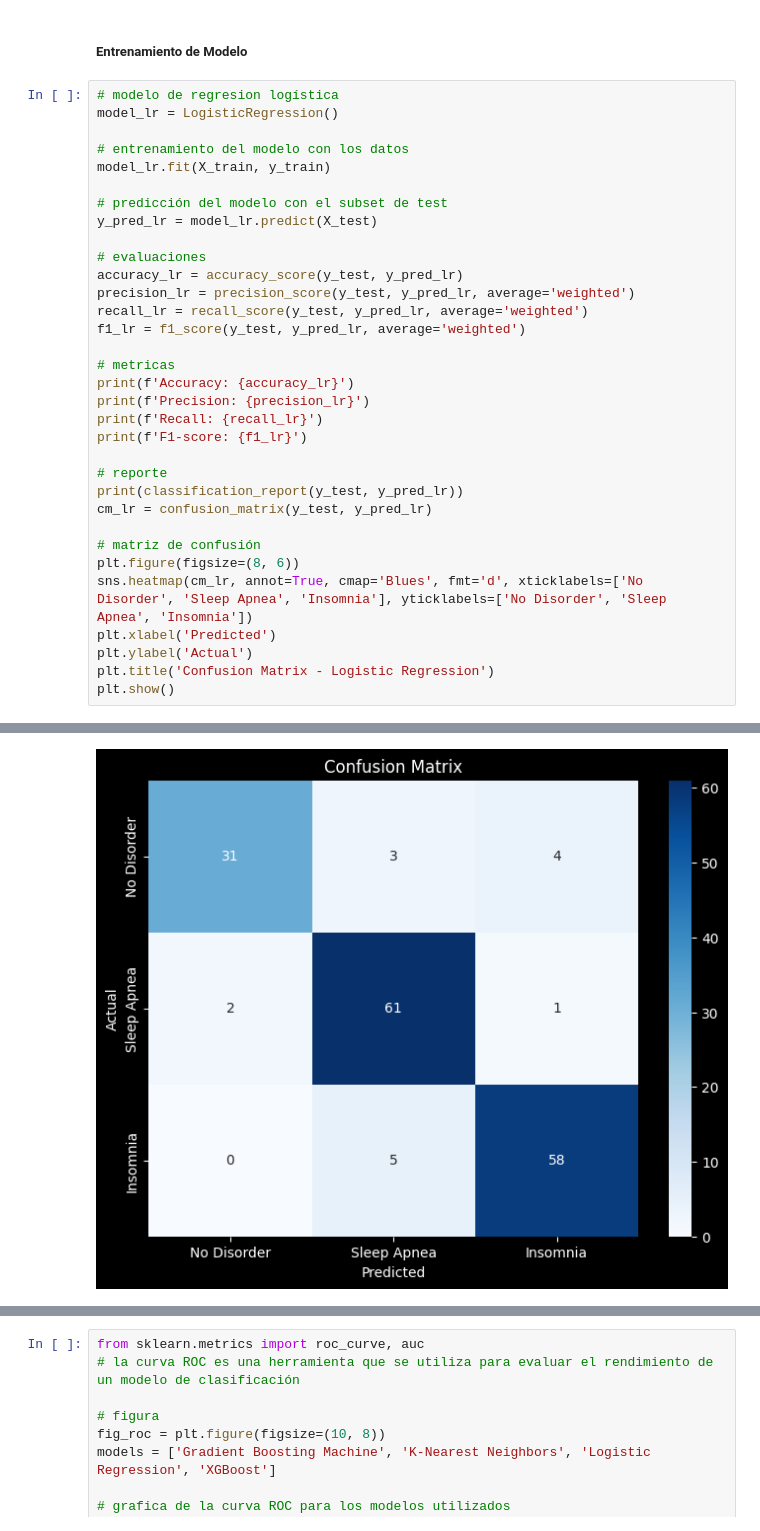
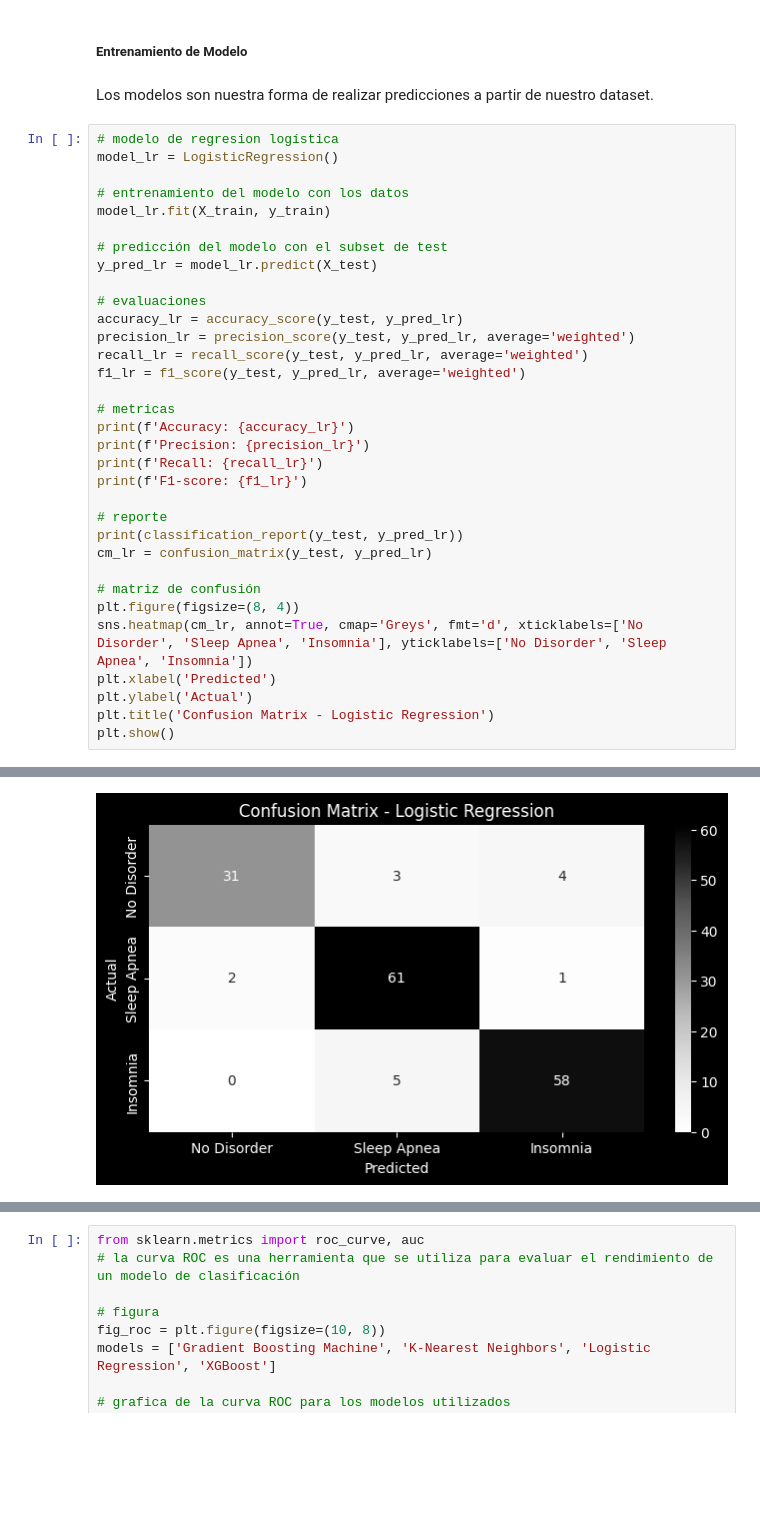
Before and after one commit to zamef/TSBM.TranstornoS, a Jupyter notebook: SleepDisorder.ipynb, the cells around one changed output, grey strips where cells are left out. Drawn from its saved outputs; the diff is of its cells as text; blank space fills up the shorter version.

```diff
--- a/SleepDisorder.ipynb
+++ b/SleepDisorder.ipynb
@@ -242,6 +248,8 @@ X_smote.shape
 X_train, X_test, y_train, y_test = train_test_split(X_smote, y_smote, test_size=0.25, random_state=42)  # 75 / 25
 # %% [markdown]
 ##### **Entrenamiento de Modelo**
+# %% [markdown]
+Los modelos son nuestra forma de realizar predicciones a partir de nuestro dataset.
 # %%
 # modelo de regresion logística
 model_lr = LogisticRegression()
@@ -260,33 +268,33 @@ f1_lr = f1_score(y_test, y_pred_lr, average='weighted')
 
 # metricas
 print(f'Accuracy: {accuracy_lr}')
 print(f'Precision: {precision_lr}')
 print(f'Recall: {recall_lr}')
 print(f'F1-score: {f1_lr}')
 
 # reporte
 print(classification_report(y_test, y_pred_lr))
 cm_lr = confusion_matrix(y_test, y_pred_lr)
 
 # matriz de confusión
-plt.figure(figsize=(8, 6))
-sns.heatmap(cm_lr, annot=True, cmap='Blues', fmt='d', xticklabels=['No Disorder', 'Sleep Apnea', 'Insomnia'], yticklabels=['No Disorder', 'Sleep Apnea', 'Insomnia'])
+plt.figure(figsize=(8, 4))
+sns.heatmap(cm_lr, annot=True, cmap='Greys', fmt='d', xticklabels=['No Disorder', 'Sleep Apnea', 'Insomnia'], yticklabels=['No Disorder', 'Sleep Apnea', 'Insomnia'])
 plt.xlabel('Predicted')
 plt.ylabel('Actual')
 plt.title('Confusion Matrix - Logistic Regression')
 plt.show()
 # %% [output]
 Accuracy: 0.9090909090909091
 Precision: 0.910767756617559
 Recall: 0.9090909090909091
 F1-score: 0.9084234273263183
               precision    recall  f1-score   support
 
            0       0.94      0.82      0.87        38
            1       0.88      0.95      0.92        64
            2       0.92      0.92      0.92        63
 
     accuracy                           0.91       165
    macro avg       0.91      0.90      0.90       165
 weighted avg       0.91      0.91      0.91       165
-[figure, old version]
+[figure, new version]
```
Also changed, not shown: parts of 11 cells of this notebook, 1 other file.
